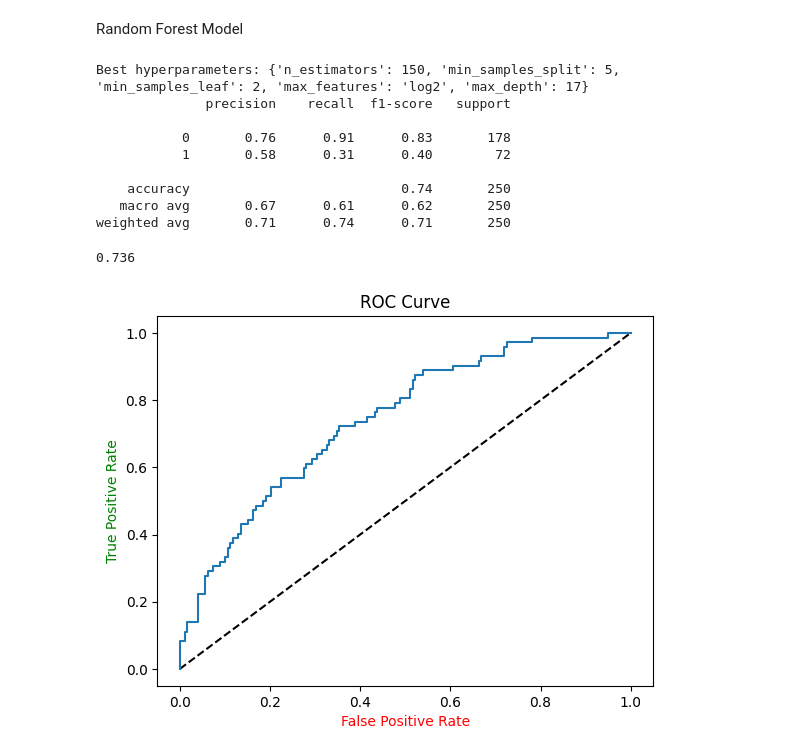
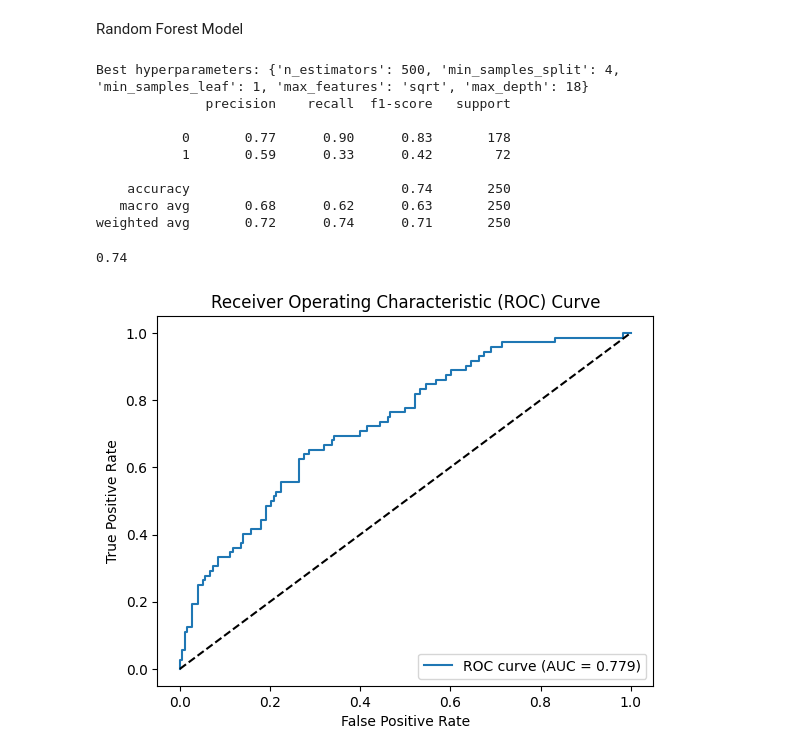
Before and after one commit to mslevis/comp562-final-project, a Jupyter notebook: predict.ipynb, the cells around one changed output. Saved outputs shown, nothing was run; the diff lists cells and outputs as text; code cells hidden in the pictures.

```diff
--- a/predict.ipynb
+++ b/predict.ipynb
@@ -403,6 +403,12 @@ Random Forest Model
 # %%
 from sklearn.model_selection import RandomizedSearchCV
 # Define parameter distribution for Random Forest
+
+def tpr_score(y_true, y_pred):
+    cm = confusion_matrix(y_true, y_pred)
+    tpr = cm[1, 1] / (cm[1, 1] + cm[1, 0])
+    return tpr
+
 param_dist = {
     'n_estimators': np.arange(50, 501, 50),
     'max_depth': [None] + list(np.arange(2, 21)),
@@ -412,10 +418,11 @@ param_dist = {
 }
 
 # Create Random Forest classifier
-rfc = RandomForestClassifier()
+rfc = RandomForestClassifier(random_state=42)
 
 # Perform randomized search cross-validation to find best hyperparameters
-rf= RandomizedSearchCV(rfc, param_distributions=param_dist, n_iter=100, cv=5, n_jobs=-1, random_state=42)
+tpr_scorer = make_scorer(tpr_score)
+rf= RandomizedSearchCV(rfc, param_distributions=param_dist, n_iter=100, scoring=tpr_scorer, cv=5, n_jobs=-1, random_state=42)
 rf.fit(X_train, y_train)
 
 # Print best hyperparameters and classification report
@@ -423,32 +430,35 @@ print("Best hyperparameters:", rf.best_params_)
 y_pred_rf = rf.best_estimator_.predict(X_test)
 print(classification_report(y_test, y_pred_rf))
 # %% [output]
-Best hyperparameters: {'n_estimators': 150, 'min_samples_split': 5, 'min_samples_leaf': 2, 'max_features': 'log2', 'max_depth': 17}
+Best hyperparameters: {'n_estimators': 500, 'min_samples_split': 4, 'min_samples_leaf': 1, 'max_features': 'sqrt', 'max_depth': 18}
               precision    recall  f1-score   support
 
-           0       0.76      0.91      0.83       178
-           1       0.58      0.31      0.40        72
+           0       0.77      0.90      0.83       178
+           1       0.59      0.33      0.42        72
 
     accuracy                           0.74       250
-   macro avg       0.67      0.61      0.62       250
-weighted avg       0.71      0.74      0.71       250
+   macro avg       0.68      0.62      0.63       250
+weighted avg       0.72      0.74      0.71       250
 # %%
 print(accuracy_score(y_test, y_pred_rf))
 # %% [output]
-0.736
+0.74
 # %%
 #Predicting proba
 y_pred_prob_rf = rf.predict_proba(X_test)[:,1]
 
 # Generate ROC curve values: fpr, tpr, thresholds
 fpr, tpr, thresholds = roc_curve(y_test, y_pred_prob_rf)
 
+auc_value = roc_auc_score(y_pred, y_pred_rf)
 # Plot ROC curve
+plt.plot(fpr, tpr, label='ROC curve (AUC = %0.3f)' % auc_value)
 plt.plot([0, 1], [0, 1], 'k--')
-plt.plot(fpr, tpr)
-plt.xlabel('False Positive Rate', color="r")
-plt.ylabel('True Positive Rate', color="g")
-plt.title('ROC Curve')
+plt.xlabel('False Positive Rate')
+plt.ylabel('True Positive Rate')
+plt.title('Receiver Operating Characteristic (ROC) Curve')
+plt.legend(loc="lower right")
+plt.savefig('rf_roc.png')
 plt.show()
 # %% [output]
-[figure, old version]
+[figure, new version]
```
Also changed, not shown: parts of 2 cells of this notebook.
